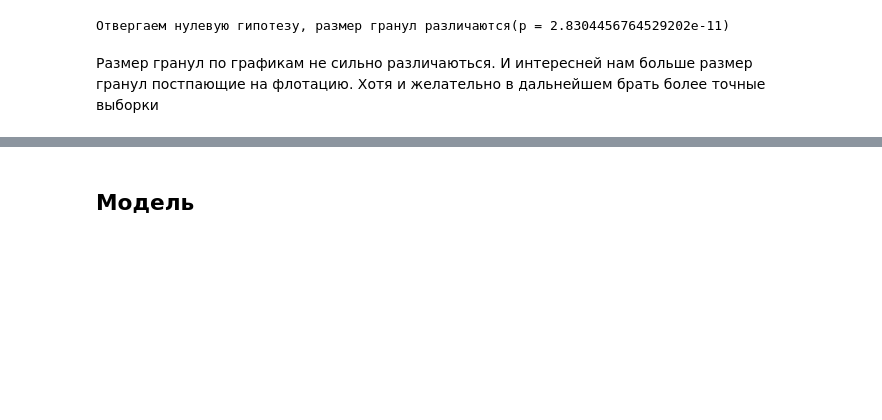
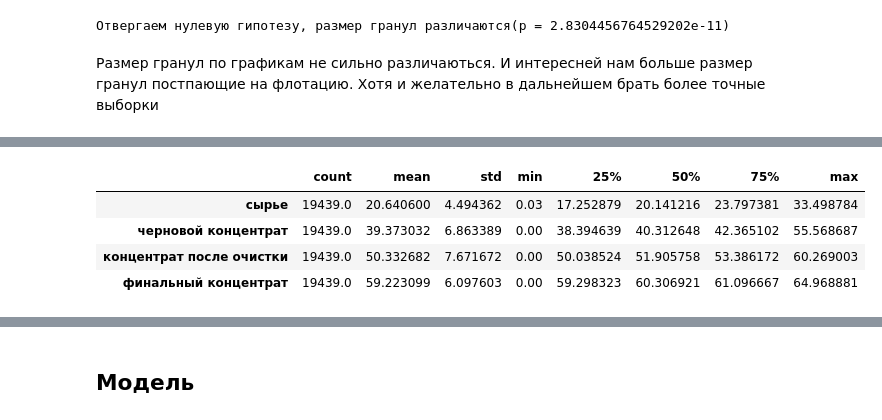
Before and after one commit to AleksTurov/Data-Science, a Jupyter notebook: Recovery_of_gold/Recovery_of_gold.ipynb, the cells around one changed output, grey strips where cells are left out. Cells and saved outputs as stored; diff of their text form; code cells hidden in the pictures; blank space fills up the shorter version.

```diff
--- a/Recovery_of_gold/Recovery_of_gold.ipynb
+++ b/Recovery_of_gold/Recovery_of_gold.ipynb
@@ -691,0 +746,8 @@ granule_size_distribution('primary_cleaner')
+# %%
+df[['сырье', 'черновой концентрат', 'концентрат после очистки', 'финальный концентрат']].describe().T
+# %% [output]
+|  | count | mean | std | min | 25% | 50% | 75% | max |
+| сырье | 19439.0 | 20.640600 | 4.494362 | 0.03 | 17.252879 | 20.141216 | 23.797381 | 33.498784 |
+| черновой концентрат | 19439.0 | 39.373032 | 6.863389 | 0.00 | 38.394639 | 40.312648 | 42.365102 | 55.568687 |
+| концентрат после очистки | 19439.0 | 50.332682 | 7.671672 | 0.00 | 50.038524 | 51.905758 | 53.386172 | 60.269003 |
+| финальный концентрат | 19439.0 | 59.223099 | 6.097603 | 0.00 | 59.298323 | 60.306921 | 61.096667 | 64.968881 |
```
Also changed, not shown: parts of 65 cells of this notebook, 1 other file.
